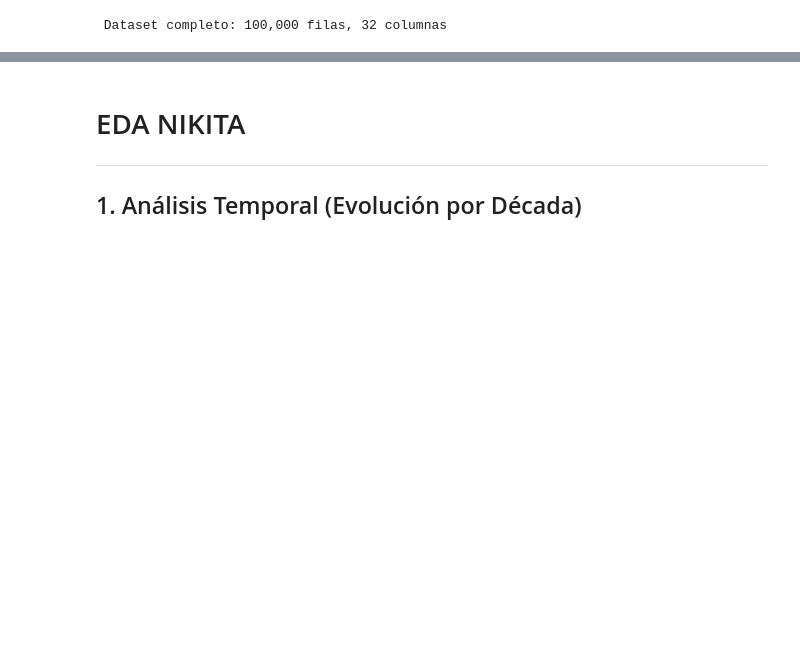
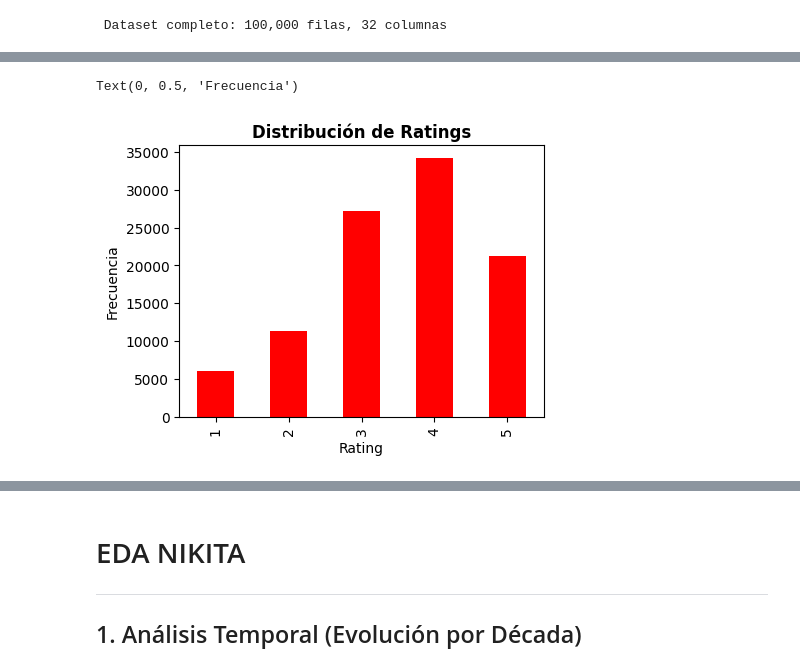
Before and after one commit to NNKTV28/4geeks_final_prod, a Jupyter notebook: src/explore.ipynb, the cells around one changed output, grey strips where cells are left out. Saved outputs shown, nothing was run; the diff lists cells and outputs as text; code cells hidden in the pictures; blank space fills up the shorter version.

```diff
--- a/src/explore.ipynb
+++ b/src/explore.ipynb
@@ -64,0 +150,13 @@ Años: 1922 - 1998
+# %%
+# 1. Distribución de Ratings
+fig = plt.figure(figsize=(16, 12))
+
+# 1. Distribución de Ratings
+ax1 = plt.subplot(3, 3, 1)
+df['rating'].value_counts().sort_index().plot(kind='bar', color='red', ax=ax1)
+ax1.set_title('Distribución de Ratings', fontsize=12, fontweight='bold')
+ax1.set_xlabel('Rating')
+ax1.set_ylabel('Frecuencia')
+# %% [output]
+Text(0, 0.5, 'Frecuencia')
+[figure, added]
```
Also changed, not shown: parts of 19 cells of this notebook, 2 other files.
